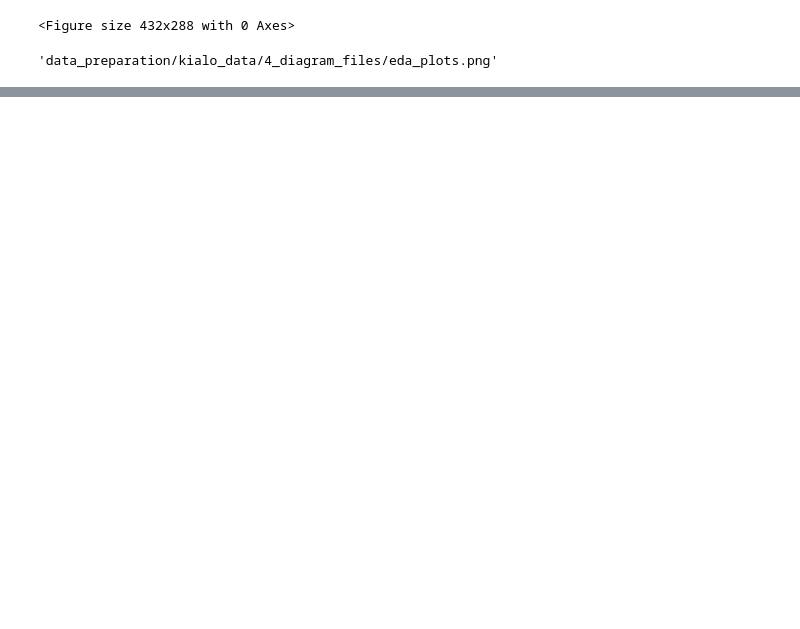
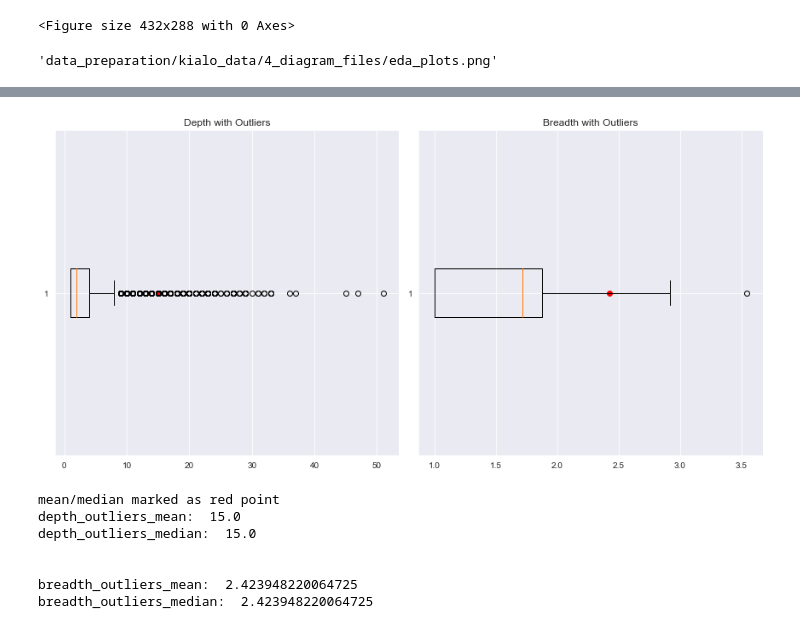
Before and after one commit to digwit678/Can-Language-Models-Follow-Discussions, a Jupyter notebook: data_analysis_v2.ipynb, the cells around one changed output, grey strips where cells are left out. Saved outputs shown, nothing was run; the diff lists cells and outputs as text; code cells hidden in the pictures; blank space fills up the shorter version.

```diff
--- a/data_analysis_v1.ipynb
+++ b/data_analysis_v2.ipynb
@@ -464,0 +655,7 @@ There is a moderate correlation between 'ClaimCreated' and 'LastModified', confi
+# %%
+import pickle
+
+# Load the parsed discussion graphs from the saved pickle file
+pickle_file_path = r'C:\Users\nico\Dropbox\HSLU\Bachelorarbeit\Code\data\parsed_discussion_graphs.pickle'
+with open(pickle_file_path, 'rb') as f:
+    parsed_discussion_graphs = pickle.load(f)
@@ -464,0 +822,62 @@ There is a moderate correlation between 'ClaimCreated' and 'LastModified', confi
+# %%
+
+# Function to identify outliers based on the Z-score (default threshold = 2 std dev away from the mean)
+def identify_outliers(data, threshold=2):
+    mean = np.mean(data)
+    std = np.std(data)
+    z_scores = [(y - mean) / std for y in data]
+    return np.where(np.abs(z_scores) > threshold)[0]
+
+
+# Extracting the first element from the tuple returned by np.where
+depth_outliers_indices = identify_outliers(depths)[0]
+breadth_outliers_indices = identify_outliers(breadths)[0]
+
+# Values of the outliers
+depth_outliers_values = depths[depth_outliers_indices]
+breadth_outliers_values = breadths[breadth_outliers_indices]
+
+# Converting to numpy arrays
+depth_outliers_values = np.array([depth_outliers_values])
+breadth_outliers_values = np.array([breadth_outliers_values])
+
+# Plotting depth and breadth with outliers marked
+plt.figure(figsize=(12, 6))
+
+plt.subplot(1, 2, 1)
+plt.title('Depth with Outliers')
+plt.boxplot(depths, vert=False)
+plt.scatter(depth_outliers_values, [1] * len(depth_outliers_values), color='red')
+
+plt.subplot(1, 2, 2)
+plt.title('Breadth with Outliers')
+plt.boxplot(breadths, vert=False)
+plt.scatter(breadth_outliers_values, [1] * len(breadth_outliers_values), color='red')
+
+plt.tight_layout()
+plt.show()
+
+# Summary statistics of outliers
+depth_outliers_mean = np.mean(depth_outliers_values)
+breadth_outliers_mean = np.mean(breadth_outliers_values)
+
+depth_outliers_median = np.median(depth_outliers_values)
+breadth_outliers_median = np.median(breadth_outliers_values)
+
+# Return these stats for further interpretation
+print("mean/median marked as red point")
+print("\n")
+print("depth_outliers_mean: ", depth_outliers_mean)
+print("depth_outliers_median: ", depth_outliers_median)
+print("\n")
+print("breadth_outliers_mean: ", breadth_outliers_mean)
+print("breadth_outliers_median: ", breadth_outliers_median)
+# %% [output]
+[figure, added]
+mean/median marked as red point
+depth_outliers_mean:  15.0
+depth_outliers_median:  15.0
+
+
+breadth_outliers_mean:  2.423948220064725
+breadth_outliers_median:  2.423948220064725
```
Also changed, not shown: parts of 29 cells of this notebook.
